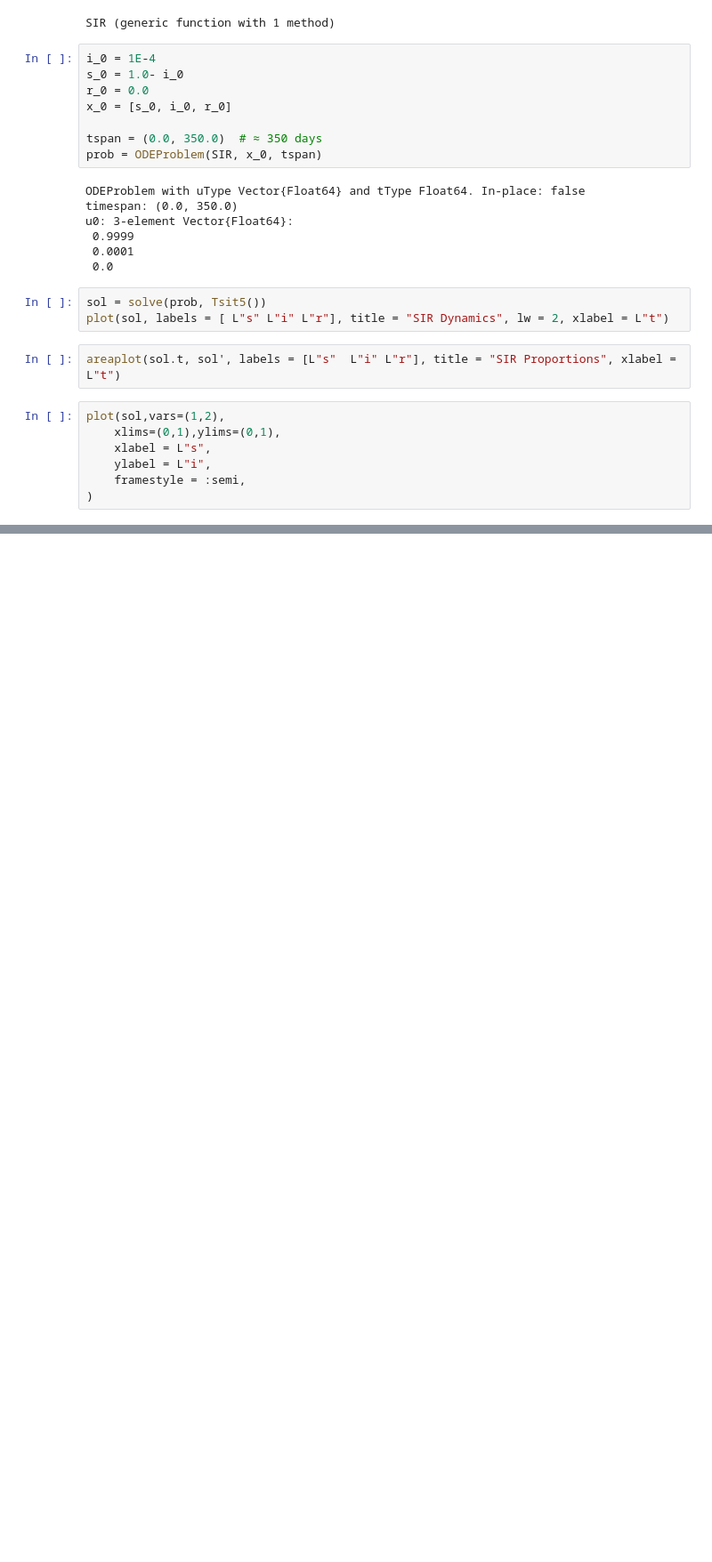
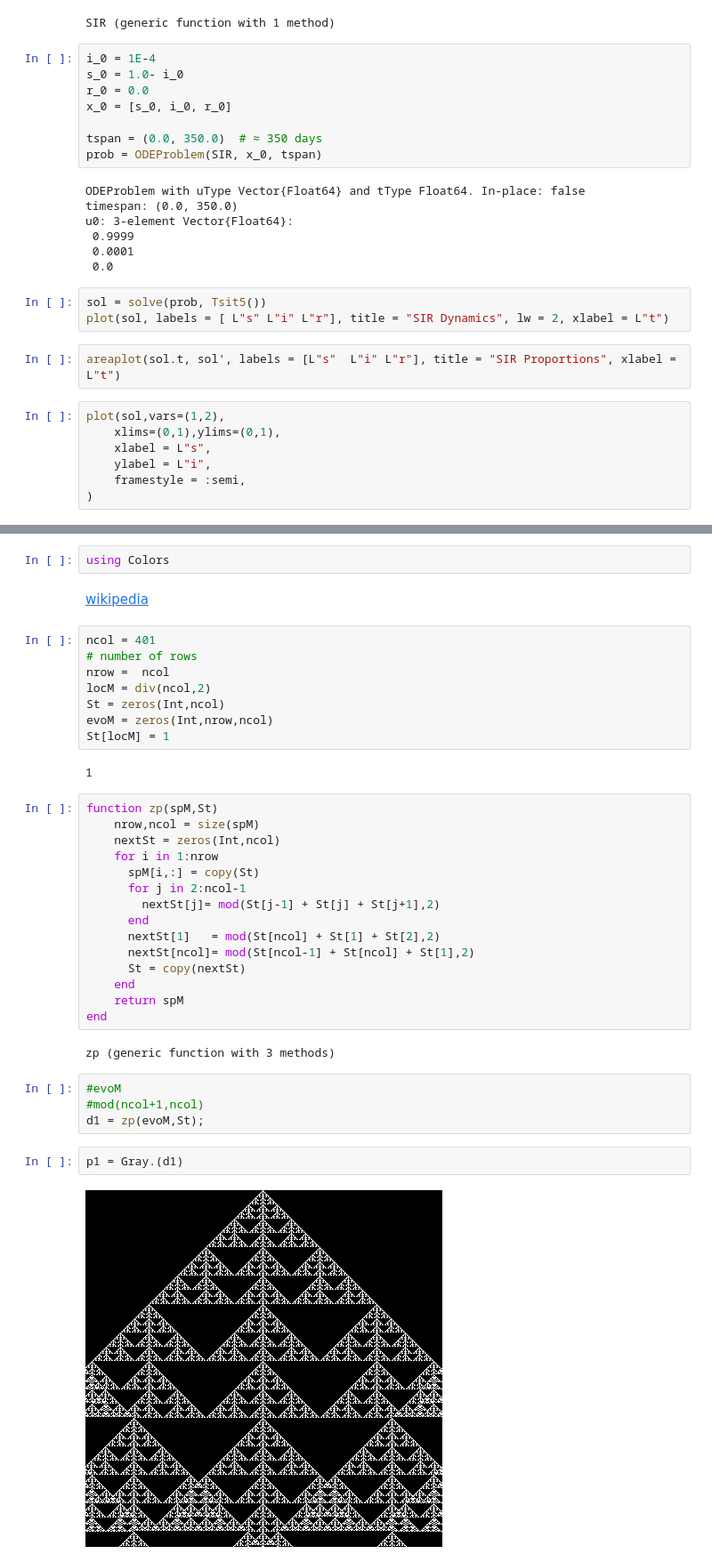
Before and after one commit to hector-fc/SIRlearn, a Jupyter notebook: sir02.ipynb, the cells around one changed output, grey strips where cells are left out. Shown at 89% size. Cells and saved outputs as stored; diff of their text form; blank space fills up the shorter version.

```diff
--- a/sir02.ipynb
+++ b/sir02.ipynb
@@ -76,0 +98,39 @@ plot(sol,vars=(1,2),
+# %%
+using Colors
+# %% [markdown]
+[wikipedia](https://en.wikipedia.org/wiki/Conus_textile)
+# %%
+ncol = 401
+# number of rows
+nrow =  ncol
+locM = div(ncol,2)
+St = zeros(Int,ncol)
+evoM = zeros(Int,nrow,ncol)
+St[locM] = 1
+# %% [output]
+1
+# %%
+function zp(spM,St)
+    nrow,ncol = size(spM)
+    nextSt = zeros(Int,ncol)
+    for i in 1:nrow
+      spM[i,:] = copy(St)
+      for j in 2:ncol-1
+        nextSt[j]= mod(St[j-1] + St[j] + St[j+1],2)
+      end
+      nextSt[1]   = mod(St[ncol] + St[1] + St[2],2)
+      nextSt[ncol]= mod(St[ncol-1] + St[ncol] + St[1],2)
+      St = copy(nextSt)
+    end
+    return spM
+end
+# %% [output]
+zp (generic function with 3 methods)
+# %%
+#evoM
+#mod(ncol+1,ncol)
+d1 = zp(evoM,St);
+# %%
+p1 = Gray.(d1)
+# %% [output]
+[figure, added]
```
Also changed, not shown: parts of 9 cells of this notebook, 3 other files.
